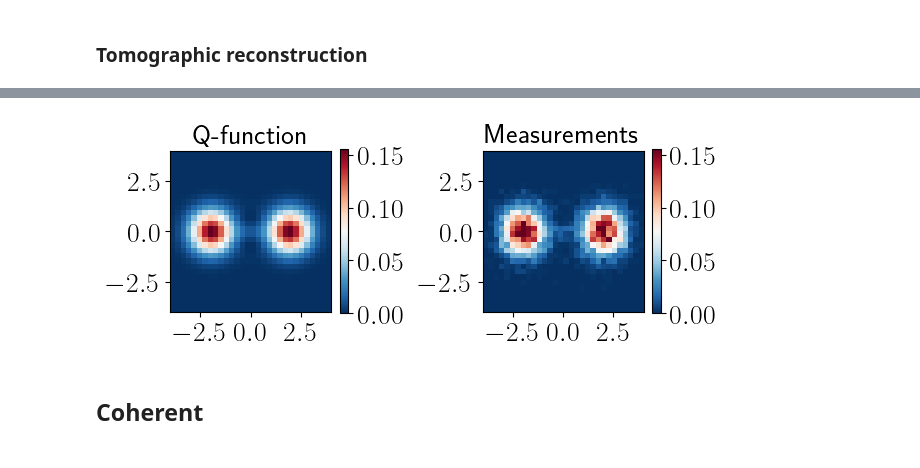
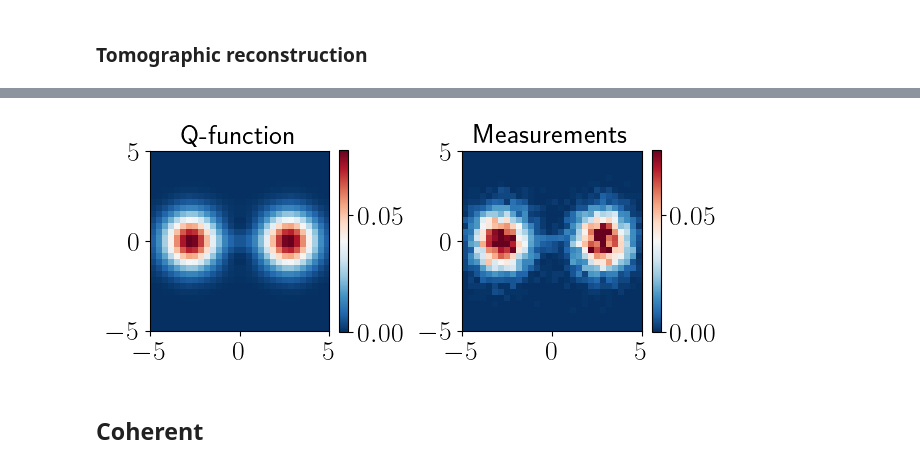
Before and after one commit to ingstra/qubitdyne, a Jupyter notebook: heterodyne_plot_states_fidelities.ipynb, the cells around one changed output, grey strips where cells are left out. Saved outputs shown, nothing was run; the diff lists cells and outputs as text; code cells hidden in the pictures.

Commit message:
rescaled heterodyne to 1/sqrt(2)

```diff
--- a/heterodyne_plot_states_fidelities.ipynb
+++ b/heterodyne_plot_states_fidelities.ipynb
@@ -117,7 +117,7 @@ def get_heterodyne_meas(initial_cavity, Nmeas, seed):
 
     nsteps = np.linspace(0,Nmeas-1,Nmeas)
     weights=np.exp(-nsteps*(gamma*delta_t/2))
-    weights =  np.sqrt(gamma*dt)*np.exp(-nsteps*(gint**2/2))
+    weights =  np.sqrt(2*gamma*dt)*np.exp(-nsteps*(gint**2/2))
     Neach = round(Nmeas/2)
 
     results =[[] for i in range(2)]
@@ -173,11 +173,11 @@ quadmeas_cat = Parallel(n_jobs=-1, verbose=1, backend="loky")(delayed(get_hetero
 [Parallel(n_jobs=-1)]: Done 9736 tasks      | elapsed:  1.3min
 [Parallel(n_jobs=-1)]: Done 10000 out of 10000 | elapsed:  1.3min finished
 # %%
-k=4 # phase space outer limit
+k=5 # phase space outer limit
 Nbins=30
 
 xvec = np.linspace(-k,k,Nbins)
-Q_comp_cat = qfunc(initial_cavity_cat, xvec, xvec, g=2) # ideal Q-function
+Q_comp_cat = qfunc(initial_cavity_cat, xvec, xvec) # ideal Q-function
 
 real_meas_cat = np.real(np.array(quadmeas_cat))
 imag_meas_cat = np.imag(np.array(quadmeas_cat))
@@ -267,23 +268,23 @@ plt.title("Ideal state");
 # %%
 fig, ax = plt.subplots(1,2)
 vmax = np.max(Q_comp_cat)
 vmin=0
 
 fig1 = ax[0].imshow(Q_comp_cat,extent=[-k,k,-k,k], cmap=cm.RdBu_r, vmin=vmin, vmax=vmax)
 cb = plt.colorbar(fig1, ax=ax[0], fraction=0.046)
-cb.set_ticks([0.0, 0.05, 0.1, 0.15])
+#cb.set_ticks([0.0, 0.05, 0.1, 0.15])
 ax[0].set_title('Q-function')
 
 fig2=ax[1].imshow(hist_cat, extent=[-k,k,-k,k], cmap=cm.RdBu_r, vmin=vmin, vmax=vmax)
 cb = plt.colorbar(fig2, ax=ax[1], fraction=0.046)
-cb.set_ticks([0.0, 0.05, 0.1, 0.15])
+#cb.set_ticks([0.0, 0.05, 0.1, 0.15])
 #tick_locator = ticker.MaxNLocator(nbins=6)
 #cb.locator = tick_locator
 #cb.update_ticks()
 ax[1].set_title('Measurements');
 plt.tight_layout()
 # %% [output]
-[figure, old version]
+[figure, new version]
 # %% [markdown]
 ## Coherent
 # %%
```
Also changed, not shown: parts of 12 cells of this notebook.
